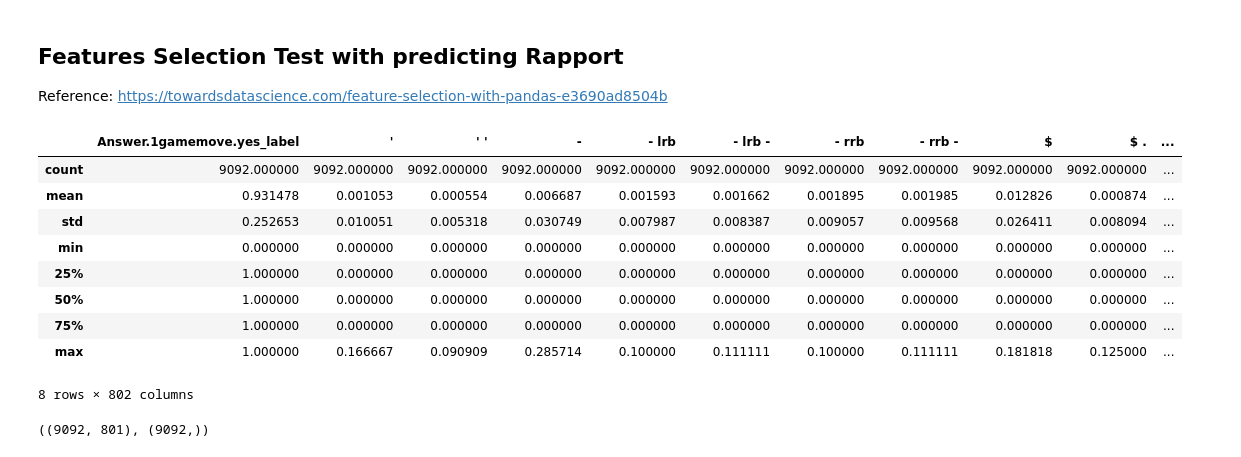
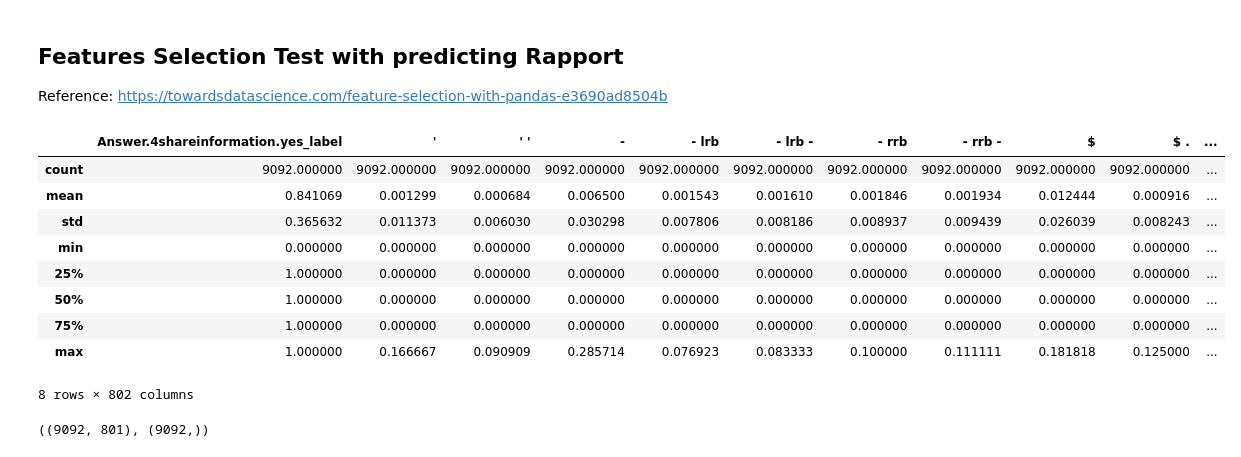
Before and after one commit to quarbby/diplomacy-betrayal, a Jupyter notebook: Semantics_ML_Methods.ipynb, the cells around one changed output. Saved outputs shown, nothing was run; the diff lists cells and outputs as text; code cells hidden in the pictures.

```diff
--- a/Semantics_ML_Methods.ipynb
+++ b/Semantics_ML_Methods.ipynb
@@ -47,20 +47,20 @@ y_dict = {'gamelabel': y_gamelabel, 'reasoning': y_reasoning, 'rapport': y_rappo
 ## Features Selection Test with predicting Rapport
 Reference: https://towardsdatascience.com/feature-selection-with-pandas-e3690ad8504b
 # %%
-y = y_dict['gamelabel']
+y = y_dict['shareinformation']
 x1, x2, y1, y2 = train_test_split(X, y, test_size=0.2)
 test_df = pd.DataFrame(y1).join(x1)
 test_df.describe()
 # %% [output]
-|  | Answer.1gamemove.yes_label | ' | ' ' | - | - lrb | - lrb - | - rrb | - rrb - | $ | $ . | ... |
+|  | Answer.4shareinformation.yes_label | ' | ' ' | - | - lrb | - lrb - | - rrb | - rrb - | $ | $ . | ... |
 | count | 9092.000000 | 9092.000000 | 9092.000000 | 9092.000000 | 9092.000000 | 9092.000000 | 9092.000000 | 9092.000000 | 9092.000000 | 9092.000000 | ... |
-| mean | 0.931478 | 0.001053 | 0.000554 | 0.006687 | 0.001593 | 0.001662 | 0.001895 | 0.001985 | 0.012826 | 0.000874 | ... |
-| std | 0.252653 | 0.010051 | 0.005318 | 0.030749 | 0.007987 | 0.008387 | 0.009057 | 0.009568 | 0.026411 | 0.008094 | ... |
+| mean | 0.841069 | 0.001299 | 0.000684 | 0.006500 | 0.001543 | 0.001610 | 0.001846 | 0.001934 | 0.012444 | 0.000916 | ... |
+| std | 0.365632 | 0.011373 | 0.006030 | 0.030298 | 0.007806 | 0.008186 | 0.008937 | 0.009439 | 0.026039 | 0.008243 | ... |
 | min | 0.000000 | 0.000000 | 0.000000 | 0.000000 | 0.000000 | 0.000000 | 0.000000 | 0.000000 | 0.000000 | 0.000000 | ... |
 | 25% | 1.000000 | 0.000000 | 0.000000 | 0.000000 | 0.000000 | 0.000000 | 0.000000 | 0.000000 | 0.000000 | 0.000000 | ... |
 | 50% | 1.000000 | 0.000000 | 0.000000 | 0.000000 | 0.000000 | 0.000000 | 0.000000 | 0.000000 | 0.000000 | 0.000000 | ... |
 | 75% | 1.000000 | 0.000000 | 0.000000 | 0.000000 | 0.000000 | 0.000000 | 0.000000 | 0.000000 | 0.000000 | 0.000000 | ... |
-| max | 1.000000 | 0.166667 | 0.090909 | 0.285714 | 0.100000 | 0.111111 | 0.100000 | 0.111111 | 0.181818 | 0.125000 | ... |
+| max | 1.000000 | 0.166667 | 0.090909 | 0.285714 | 0.076923 | 0.083333 | 0.100000 | 0.111111 | 0.181818 | 0.125000 | ... |
 8 rows × 802 columns
 # %%
 x1.shape, y1.shape
```
Also changed, not shown: parts of 6 cells of this notebook, 2 other files.
